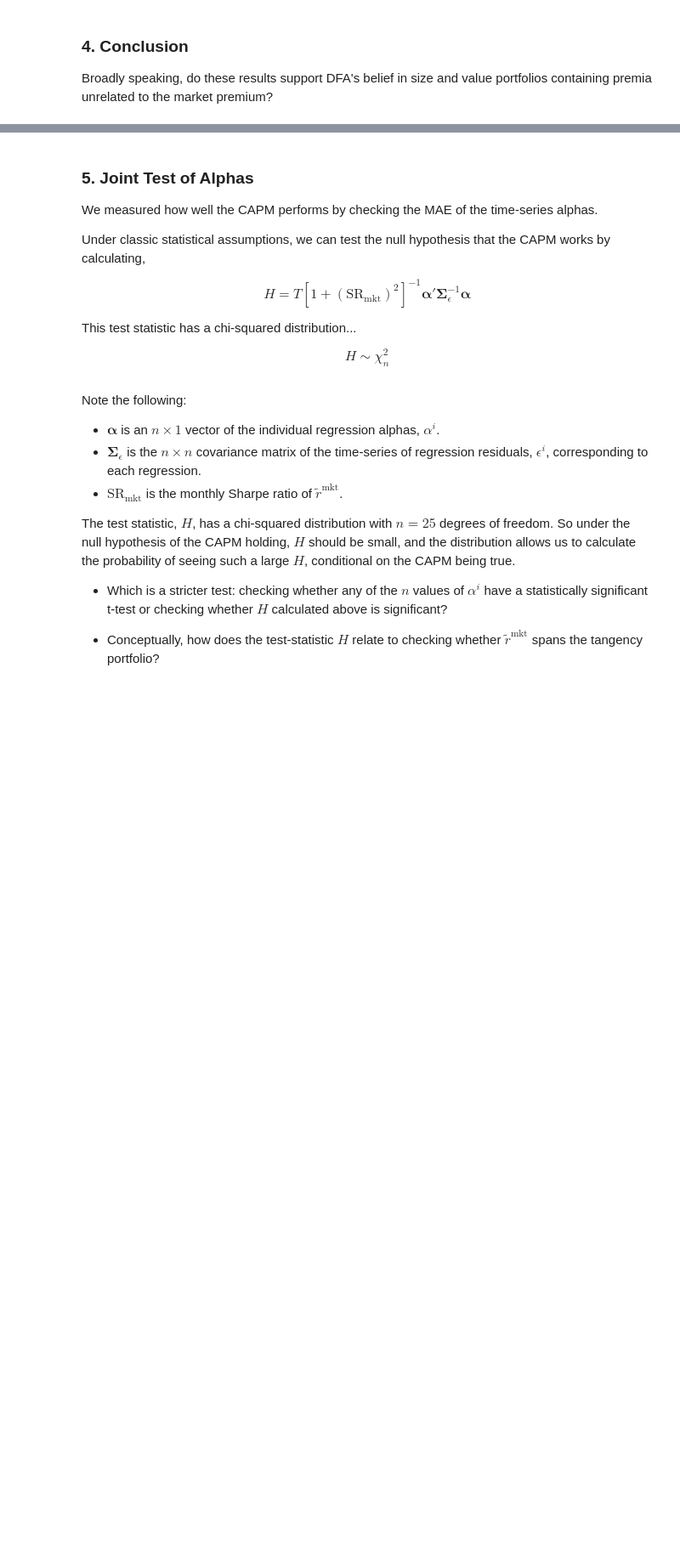
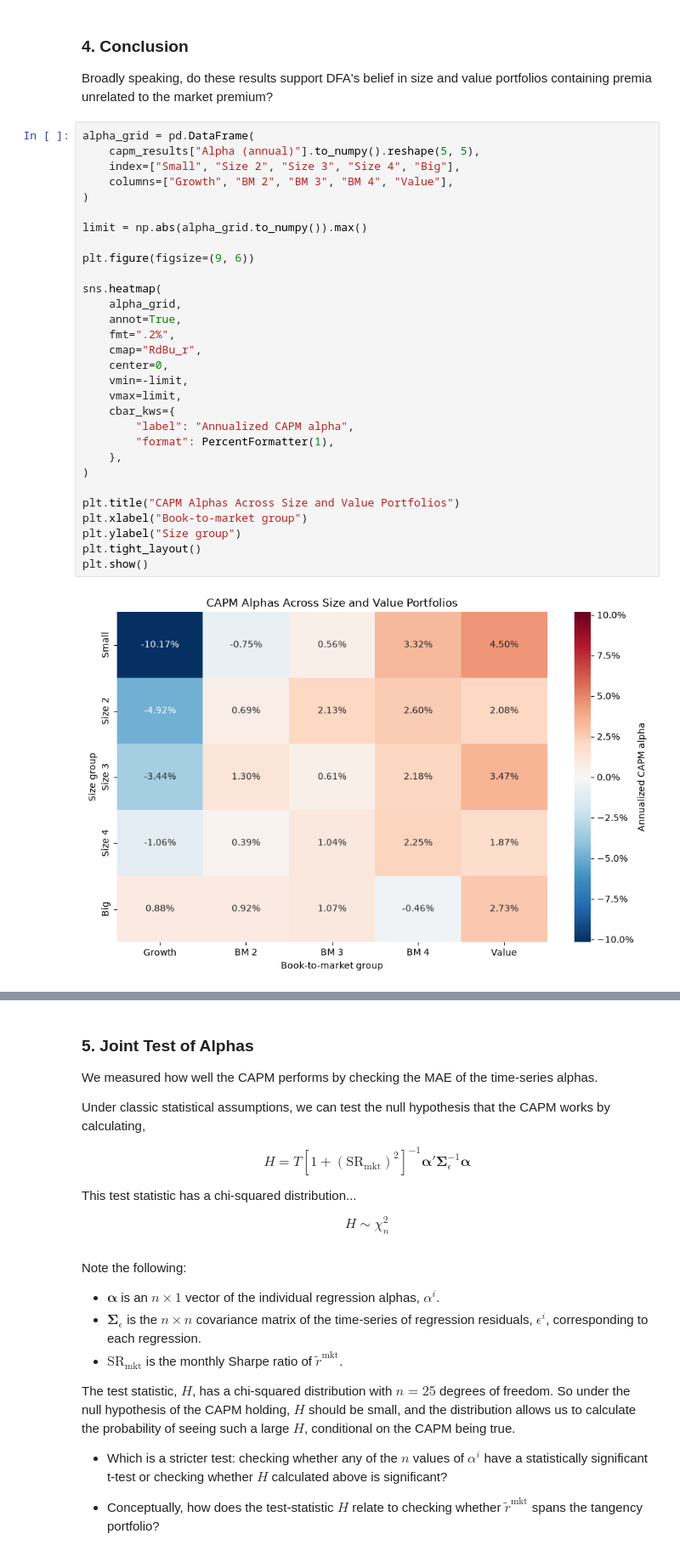
Before and after one commit to ltemry/FINM_Portfolio_GroupB, a Jupyter notebook: DFA_HW4.ipynb, the cells around one changed output, grey strips where cells are left out. Shown at 85% size. Saved outputs shown, nothing was run; the diff lists cells and outputs as text; blank space fills up the shorter version.

```diff
--- a/DFA_HW4.ipynb
+++ b/DFA_HW4.ipynb
@@ -197,3 +573,35 @@ What would these three statistics be if the CAPM were completely accurate?
 ### 4. Conclusion
 
 Broadly speaking, do these results support DFA's belief in size and value portfolios containing premia unrelated to the market premium?
+# %%
+alpha_grid = pd.DataFrame(
+    capm_results["Alpha (annual)"].to_numpy().reshape(5, 5),
+    index=["Small", "Size 2", "Size 3", "Size 4", "Big"],
+    columns=["Growth", "BM 2", "BM 3", "BM 4", "Value"],
+)
+
+limit = np.abs(alpha_grid.to_numpy()).max()
+
+plt.figure(figsize=(9, 6))
+
+sns.heatmap(
+    alpha_grid,
+    annot=True,
+    fmt=".2%",
+    cmap="RdBu_r",
+    center=0,
+    vmin=-limit,
+    vmax=limit,
+    cbar_kws={
+        "label": "Annualized CAPM alpha",
+        "format": PercentFormatter(1),
+    },
+)
+
+plt.title("CAPM Alphas Across Size and Value Portfolios")
+plt.xlabel("Book-to-market group")
+plt.ylabel("Size group")
+plt.tight_layout()
+plt.show()
+# %% [output]
+[figure, added]
```
Also changed, not shown: parts of 34 cells of this notebook, 3 other files.
